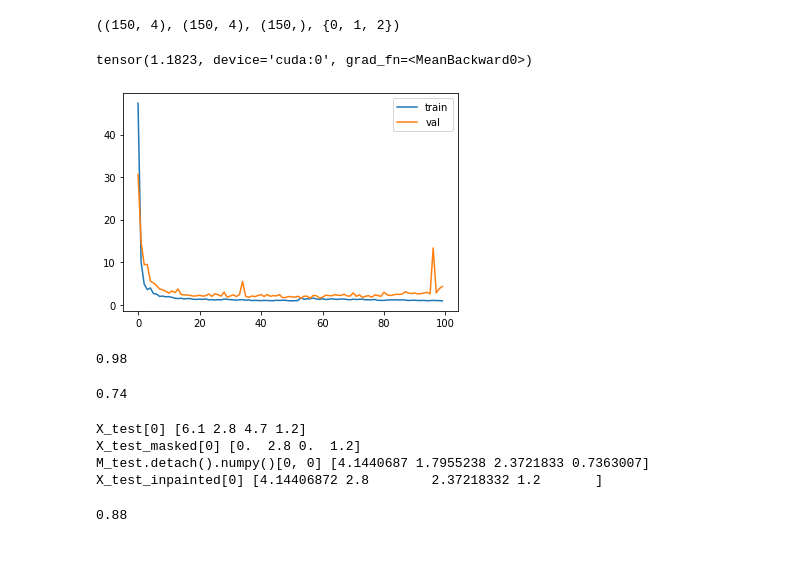
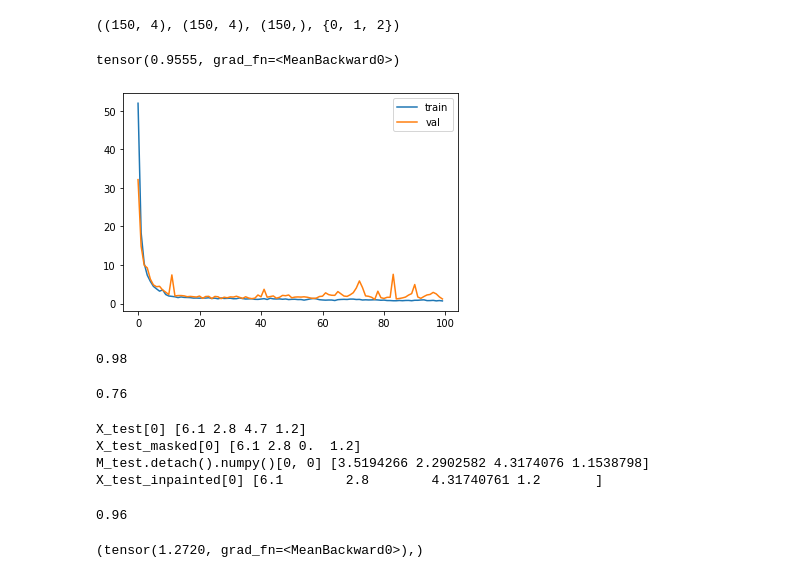
Before and after one commit to mprzewie/dmfa_inpainting, a Jupyter notebook: notebooks/iris_inpainting.ipynb, the cells around one changed output. Drawn from its saved outputs; the diff is of its cells as text; code cells hidden in the pictures.

```diff
--- a/notebooks/iris_inpainting.ipynb
+++ b/notebooks/iris_inpainting.ipynb
@@ -126,65 +126,74 @@ def nll_loss(X, J, P, M, A, D) -> torch.autograd.Variable:
                 l = - mvn_d.log_prob(x_masked)
                 losses.append(l)
             else:
-                losses.append(torch.tensor(0.0, requires_grad=True).cuda())
+                losses.append(torch.tensor(0.0, requires_grad=True)) #.cuda())
     return torch.stack(losses).mean()
 # %%
 inpainter = IrisInpainter()
-inpainter = inpainter.cuda()
+# inpainter = inpainter.cuda()
 opt = optim.Adam(inpainter.parameters(), lr=4e-3)
 n_epochs = 100
 train_hist = []
 val_hist = []
 for e in tqdm(range(n_epochs)):
     inpainter.train()
     train_losses = []
     for i, (x, j, y) in enumerate(dl_train):
         inpainter.zero_grad()
-        x, j = x.cuda(), j.cuda()
+#         x, j = x.cuda(), j.cuda()
         p, m, a, d = inpainter(x, j)
         loss = nll_loss(x, j, p, m, a, d)
         loss.backward()
         opt.step()
         train_losses.append(loss)
     train_hist.append(torch.stack(train_losses).mean())
 
     inpainter.eval()
     val_losses = []
     for i, (x, j, y) in enumerate(dl_test):
         inpainter.zero_grad()
-        x, j = x.cuda(), j.cuda()
+#         x, j = x.cuda(), j.cuda()
 
         p, m, a, d = inpainter(x, j)
         loss = nll_loss(x, j, p, m, a, d)
         val_losses.append(loss)
     val_hist.append(torch.stack(val_losses).mean())
 
 #     print(train_hist[-1], val_losses[-1])
 
 plt.plot(list(range(n_epochs)), train_hist, label="train")
 plt.plot(list(range(n_epochs)), val_hist, label="val")
 plt.legend()
 print(val_losses[-1])
 # %% [output]
-tensor(1.1823, device='cuda:0', grad_fn=<MeanBackward0>)
+tensor(0.9555, grad_fn=<MeanBackward0>)
-[figure, old version]
+[figure, new version]
 # %%
 classifier = MLPClassifier((10, 20, 10, 4), learning_rate_init=4e-3, max_iter=1000)
 classifier.fit(X_train, y_train)
 accuracy_score(classifier.predict(X_test), y_test)
 # %% [output]
 0.98
-# %%
-X_test_masked = X_test * J_test
-accuracy_score(classifier.predict(X_test_masked), y_test)
-# %% [output]
-0.74
+# %%
+X_test_masked = X_test * J_test
+# X_test_masked[:, 0][J_test[:,0] == 0] = X_train[:,0].mean()
+# X_test_masked[:, 1][J_test[:,1] == 0] = X_train[:,1].mean()
+# X_test_masked[:, 2][J_test[:,2] == 0] = X_train[:,2].mean()
+# X_test_masked[:, 3][J_test[:,3] == 0] = X_train[:,3].mean()
+
+
+accuracy_score(classifier.predict(X_test_masked), y_test)
+# print(X_train.mean(axis=0))
+# X_test_masked
+# %% [output]
+0.76
 # %%
-P_test, M_test, A_test, D_test = inpainter(torch.Tensor(X_test_masked).cuda(), torch.Tensor(J_test).cuda())
+P_test, M_test, A_test, D_test = inpainter(torch.Tensor(X_test_masked), torch.Tensor(J_test))
 
 X_test_inpainted = X_test_masked.copy()
 X_test_inpainted[J_test == 0] = M_test.detach().cpu().numpy()[:, 0][J_test == 0]
 
+# X_test_inpainted = M_test.detach().cpu().numpy()[:, 0]
 print("X_test[0]", X_test[0]),
 print("X_test_masked[0]", X_test_masked[0])
 print("M_test.detach().numpy()[0, 0]", M_test.detach().cpu().numpy()[0, 0])
@@ -193,7 +202,13 @@ print("X_test_inpainted[0]", X_test_inpainted[0])
 accuracy_score(classifier.predict(X_test_inpainted), y_test)
 # %% [output]
 X_test[0] [6.1 2.8 4.7 1.2]
-X_test_masked[0] [0.  2.8 0.  1.2]
-M_test.detach().numpy()[0, 0] [4.1440687 1.7955238 2.3721833 0.7363007]
-X_test_inpainted[0] [4.14406872 2.8        2.37218332 1.2       ]
+X_test_masked[0] [6.1 2.8 0.  1.2]
+M_test.detach().numpy()[0, 0] [3.5194266 2.2902582 4.3174076 1.1538798]
+X_test_inpainted[0] [6.1        2.8        4.31740761 1.2       ]
-0.88
+0.96
+# %%
+P_test, M_test, A_test, D_test = inpainter(torch.Tensor(X_test_masked), torch.Tensor(J_test))
+#
+nll_loss(torch.tensor(X_test).float(), torch.tensor(J_test).float(), P_test, M_test, A_test, D_test),
+# %% [output]
+(tensor(1.2720, grad_fn=<MeanBackward0>),)
```
Also changed, not shown: parts of 2 cells of this notebook, 15 other files.
